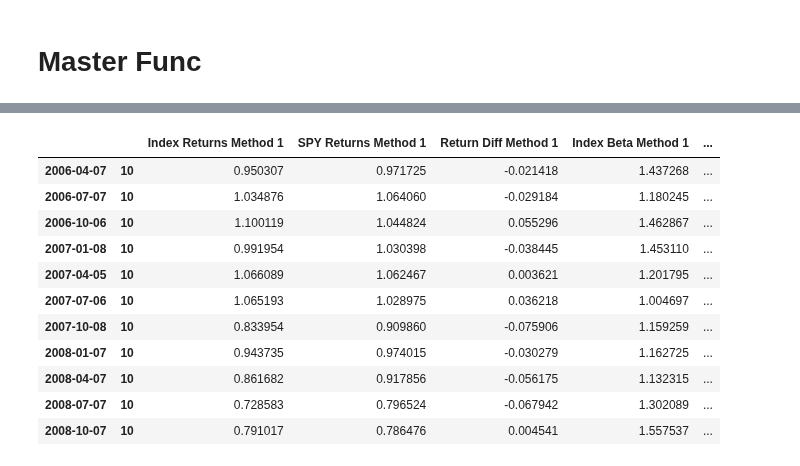
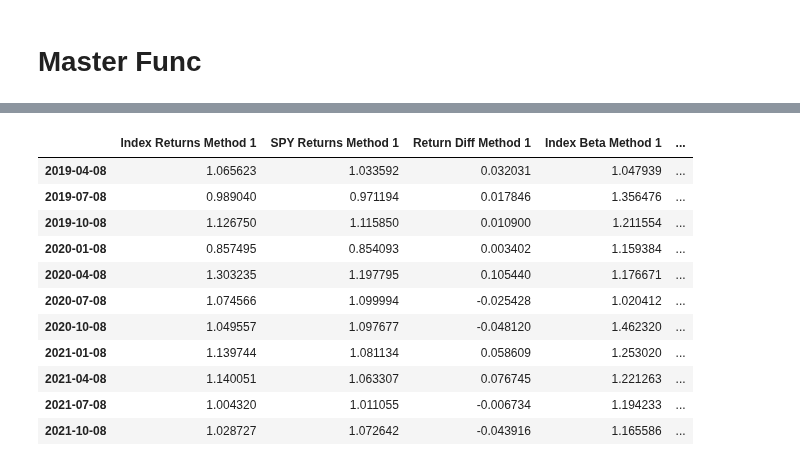
Before and after one commit to layoups/index-funds, a Jupyter notebook: create_indices.ipynb, the cells around one changed output, grey strips where cells are left out. Saved outputs shown, nothing was run; the diff lists cells and outputs as text; code cells hidden in the pictures.

```diff
--- a/create_indices.ipynb
+++ b/create_indices.ipynb
@@ -432,6 +434,7 @@ comp_performance = method1_performance.join(
     lsuffix=" Method 1",
     rsuffix=" Method 2"
 ).fillna(method="ffill")
+comp_performance.index.names = ['K', "date"]
 comp_performance
 # %% [output]
 |  |  | Index Returns Method 1 | SPY Returns Method 1 | Return Diff Method 1 | Index Beta Method 1 | ... |
@@ -483,15 +501,15 @@ comp_performance.loc[(10,), :].plot(y=["Index Beta Method 1", "Index Beta Method
 # %%
-comp_performance.loc[(slice(None), 10), :]
+comp_performance.loc[(10), :]
 # %% [output]
-|  |  | Index Returns Method 1 | SPY Returns Method 1 | Return Diff Method 1 | Index Beta Method 1 | ... |
-| 2006-04-07 | 10 | 0.950307 | 0.971725 | -0.021418 | 1.437268 | ... |
-| 2006-07-07 | 10 | 1.034876 | 1.064060 | -0.029184 | 1.180245 | ... |
-| 2006-10-06 | 10 | 1.100119 | 1.044824 | 0.055296 | 1.462867 | ... |
-| 2007-01-08 | 10 | 0.991954 | 1.030398 | -0.038445 | 1.453110 | ... |
-| 2007-04-05 | 10 | 1.066089 | 1.062467 | 0.003621 | 1.201795 | ... |
-| 2007-07-06 | 10 | 1.065193 | 1.028975 | 0.036218 | 1.004697 | ... |
-| 2007-10-08 | 10 | 0.833954 | 0.909860 | -0.075906 | 1.159259 | ... |
-| 2008-01-07 | 10 | 0.943735 | 0.974015 | -0.030279 | 1.162725 | ... |
-| 2008-04-07 | 10 | 0.861682 | 0.917856 | -0.056175 | 1.132315 | ... |
-| 2008-07-07 | 10 | 0.728583 | 0.796524 | -0.067942 | 1.302089 | ... |
-| 2008-10-07 | 10 | 0.791017 | 0.786476 | 0.004541 | 1.557537 | ... |
+|  | Index Returns Method 1 | SPY Returns Method 1 | Return Diff Method 1 | Index Beta Method 1 | ... |
+| 2019-04-08 | 1.065623 | 1.033592 | 0.032031 | 1.047939 | ... |
+| 2019-07-08 | 0.989040 | 0.971194 | 0.017846 | 1.356476 | ... |
+| 2019-10-08 | 1.126750 | 1.115850 | 0.010900 | 1.211554 | ... |
+| 2020-01-08 | 0.857495 | 0.854093 | 0.003402 | 1.159384 | ... |
+| 2020-04-08 | 1.303235 | 1.197795 | 0.105440 | 1.176671 | ... |
+| 2020-07-08 | 1.074566 | 1.099994 | -0.025428 | 1.020412 | ... |
+| 2020-10-08 | 1.049557 | 1.097677 | -0.048120 | 1.462320 | ... |
+| 2021-01-08 | 1.139744 | 1.081134 | 0.058609 | 1.253020 | ... |
+| 2021-04-08 | 1.140051 | 1.063307 | 0.076745 | 1.221263 | ... |
+| 2021-07-08 | 1.004320 | 1.011055 | -0.006734 | 1.194233 | ... |
+| 2021-10-08 | 1.028727 | 1.072642 | -0.043916 | 1.165586 | ... |
```
Also changed, not shown: parts of 12 cells of this notebook, 4 other files.
